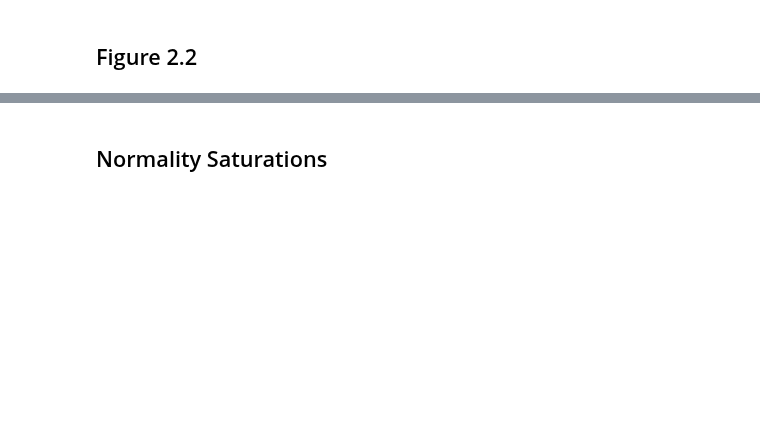
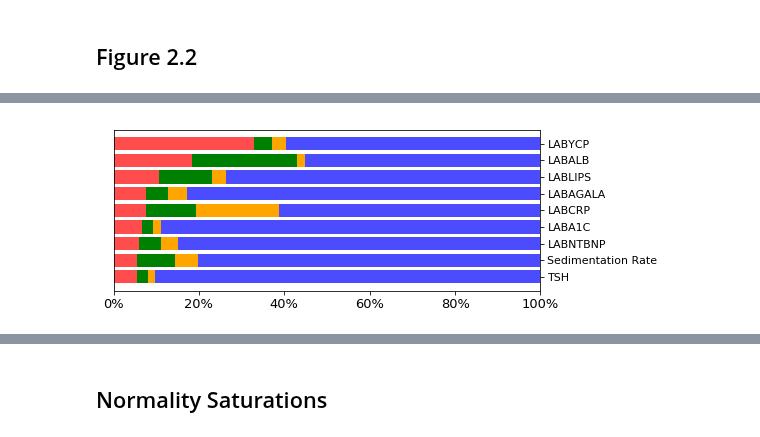
Before and after one commit to HealthRex/CDSS, a Jupyter notebook: scripts/LabTestAnalysis/lab_statistics/JAMANetworkOpen/Figure 2.ipynb, the cells around one changed output, grey strips where cells are left out. Saved outputs shown, nothing was run; the diff lists cells and outputs as text; code cells hidden in the pictures; blank space fills up the shorter version.

```diff
--- a/scripts/LabTestAnalysis/lab_statistics/JAMANetworkOpen/Figure 2.ipynb
+++ b/scripts/LabTestAnalysis/lab_statistics/JAMANetworkOpen/Figure 2.ipynb
@@ -320,2 +261,22 @@ plt.clf()
 # %% [markdown]
 ## Figure 2.2
+# %%
+params_2 = {'labs':labs_guideline,
+            'result_label':'labs_guideline',
+            'scale_method' : 'normalize',
+            'include_legend':False
+           }
+
+params = params_2
+
+labs = params['labs'] #  #
+print "Labs to be plot:", labs
+result_label= params['result_label'] # 'labs_guideline'#
+
+
+scale_method=params['scale_method']
+include_legend=params['include_legend']
+
+
+cached_result_filename = 'Order_Intensities_%s_%s.csv'%(lab_type, result_label)
+cached_result_path = os.path.join(cached_result_foldername, cached_result_filename)
@@ -321,0 +342,68 @@ plt.clf()
+# %%
+
+
+fig, ax = plt.subplots(figsize=(8, .3 + 5.7/20.*len(labs))) #5+ 3./20.*len(labs)
+# 8, 3.435 for guideline
+# 8, 6 for freq labs
+# 6 - 3.435 = 2.565
+# Size for saturation is 7, 2.565 ?
+labs = sorted(labs, key=lambda x: lab2stats[x]['< 24 hrs'] / lab2stats[x]['total']) #, reverse=True
+
+for i, lab in enumerate(labs):
+
+    time_since_last_order_binned = lab2stats[lab]
+
+
+    for time, cnt in time_since_last_order_binned.items():
+        if time == 'total':
+            continue
+        if scale_method == 'normalize':
+            time_since_last_order_binned[time] = cnt/time_since_last_order_binned['total']
+
+        elif scale_method == 'by_scale':
+            time_since_last_order_binned[time] = cnt*scale
+
+    if i == 0:
+        plot_order_intensities_barh(lab, time_since_last_order_binned,
+                                         columns=columns,
+                                         labeling=True,
+                                         lab_ind=i,
+                                         scale=scale)
+    else:
+        plot_order_intensities_barh(lab, time_since_last_order_binned,
+                                         columns=columns,
+                                         labeling=False,
+                                         lab_ind=i,
+                                         scale=scale)
+
+if scale_method == 'normalize':
+    ax.set_xticklabels(['{:,.0%}'.format(x) for x in np.linspace(0,1,num=6)])
+    plt.tick_params('x', labelsize=13)
+    plt.tick_params('y', labelsize=11)
+    plt.xlim([0,1])
+else:
+    plt.tick_params('x', labelsize=15) #12
+    plt.tick_params('y', labelsize=13) #10
+
+if result_label != 'labs_guideline':
+    plt.xlabel('Number of orders per 1000 patient encounters', fontsize=14) #'Order number between 2014/07-2017/06'
+
+if include_legend:
+    plt.legend(prop={'size': 12})
+else:
+    ax.yaxis.tick_right()
+    ax.yaxis.set_label_position("right")
+    pass
+
+plt.tight_layout()
+cached_result_folderpath = cached_result_foldername + 'Order_Intensities_%s_%i_%s.png'%(lab_type,ind_toplot,result_label)
+
+if to_annotate_percentages:
+    cached_result_folderpath.replace('.png', '_formal_1.png')
+    # plt.xlim([0,5000])
+
+plt.show()
+plt.savefig(cached_result_folderpath)
+plt.clf()
+# %% [output]
+[figure, added]
```
Also changed, not shown: parts of 20 cells of this notebook, 4 other files.
